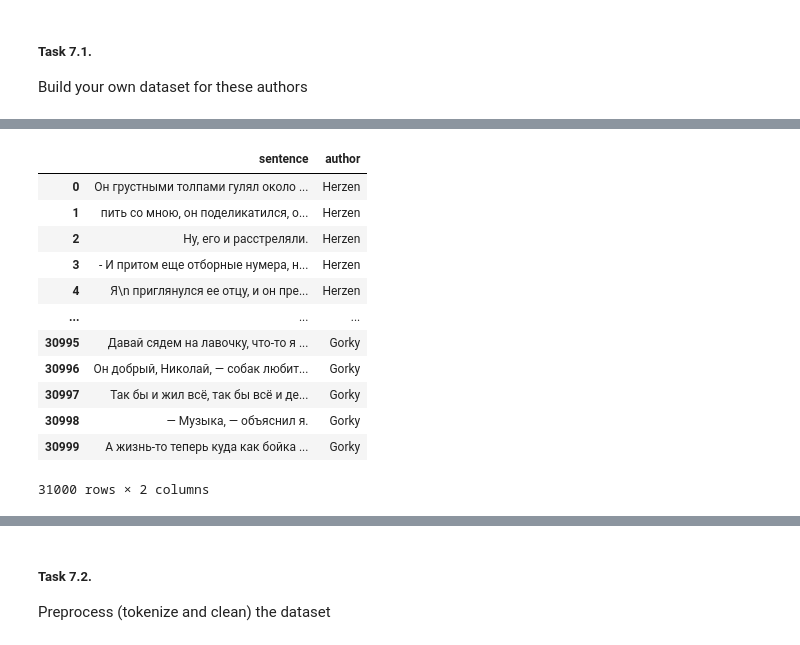
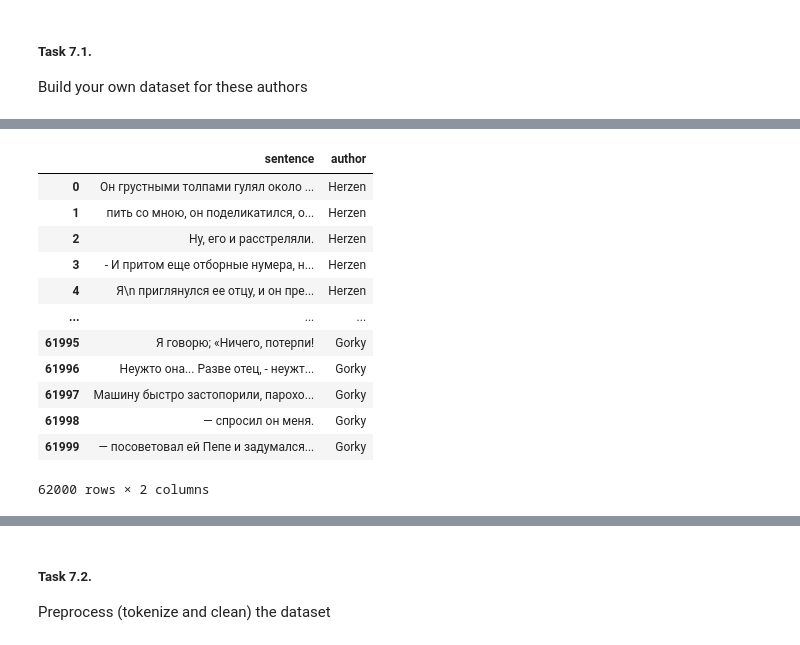
Before and after one commit to yakovlevia/Mathematical-methods-of-data-analysis, a Jupyter notebook: hw3ml_2024_best_ copy 2.ipynb, the cells around one changed output, grey strips where cells are left out. Drawn from its saved outputs; the diff is of its cells as text; code cells hidden in the pictures.

```diff
--- a/hw3ml_2024_best_ copy 2.ipynb
+++ b/hw3ml_2024_best_ copy 2.ipynb
@@ -531,7 +531,7 @@ nltk.data.path.append(nltk_download_dir)
 # %%
 data_path = 'data/prose'
 author_proportions = {"Herzen": 5000, "Bryusov": 15000, "Chekhov": 8000, "Dostoevsky": 11000, "Gogol": 20000, "Gorky": 3000}
-author_proportions = {author: int(proportion / 2) for author, proportion in author_proportions.items()}
+#author_proportions = {author: int(proportion / 2) for author, proportion in author_proportions.items()}
 
 # Initialize DataFrame to store sentences and authors
 df = pd.DataFrame(columns=["sentence", "author"])
@@ -541,39 +541,39 @@ def process_author_texts(author_folder, author_name, sample_size):
     for filename in os.listdir(author_folder):
         if filename.endswith('.txt'):
             with open(os.path.join(author_folder, filename), 'r', encoding='utf-8') as file:
                 text = file.read().strip()
                 author_sentences = sent_tokenize(text)
                 author_sentences = [sentence for sentence in author_sentences if len(sentence) >= 15]
                 sentences.extend([(sentence, author_name) for sentence in author_sentences])
 
     # Sample a subset of sentences
     random.seed(42)
     sampled_sentences = random.sample(sentences, min(sample_size, len(sentences)))
     author_df = pd.DataFrame(sampled_sentences, columns=["sentence", "author"])
     return author_df
 
 # Process texts for each author and concatenate them into the main DataFrame
 for author_name, sample_size in author_proportions.items():
     author_folder = os.path.join(data_path, author_name)
     author_df = process_author_texts(author_folder, author_name, sample_size)
     df = pd.concat([df, author_df], ignore_index=True)
 
 # Display resulting DataFrame
 df
 # %% [output]
 |  | sentence | author |
 | 0 | Он грустными толпами гулял около ... | Herzen |
 | 1 | пить со мною, он поделикатился, о... | Herzen |
 | 2 | Ну, его и расстреляли. | Herzen |
 | 3 | - И притом еще отборные нумера, н... | Herzen |
 | 4 | Я\n приглянулся ее отцу, и он пре... | Herzen |
 | ... | ... | ... |
-| 30995 | Давай сядем на лавочку, что-то я ... | Gorky |
-| 30996 | Он добрый, Николай, — собак любит... | Gorky |
-| 30997 | Так бы и жил всё, так бы всё и де... | Gorky |
-| 30998 | — Музыка, — объяснил я. | Gorky |
-| 30999 | А жизнь-то теперь куда как бойка ... | Gorky |
+| 61995 | Я говорю; «Ничего, потерпи! | Gorky |
+| 61996 | Неужто она... Разве отец, - неужт... | Gorky |
+| 61997 | Машину быстро застопорили, парохо... | Gorky |
+| 61998 | — спросил он меня. | Gorky |
+| 61999 | — посоветовал ей Пепе и задумался... | Gorky |
-31000 rows × 2 columns
+62000 rows × 2 columns
 # %%
 author_sentence_counts = df['author'].value_counts()
 print(author_sentence_counts)
```
Also changed, not shown: parts of 30 cells of this notebook, 7 other files.
